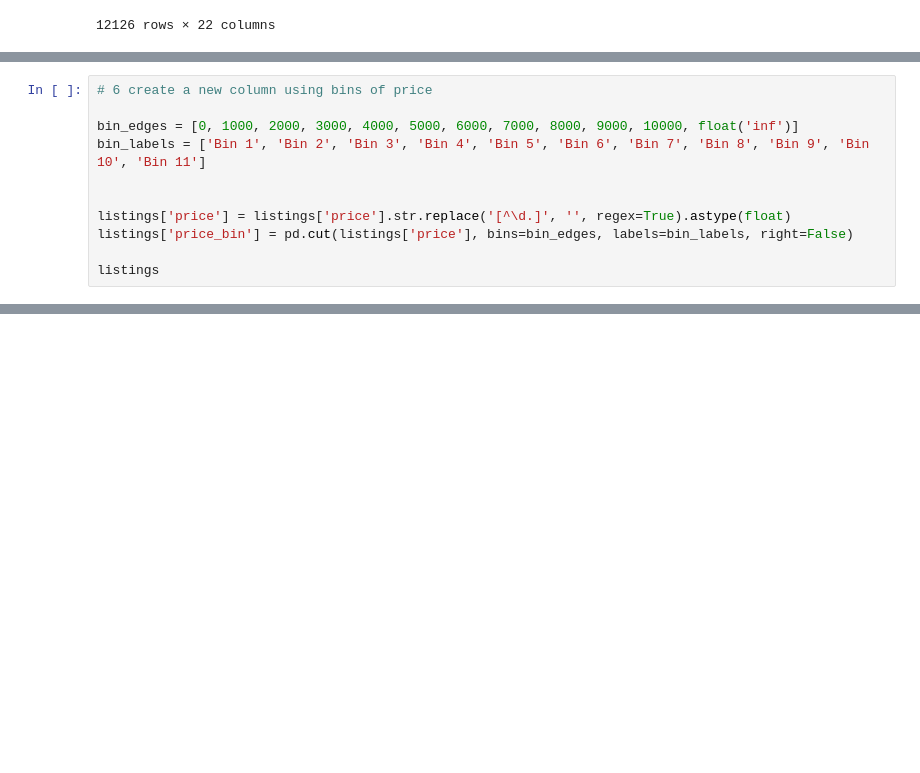
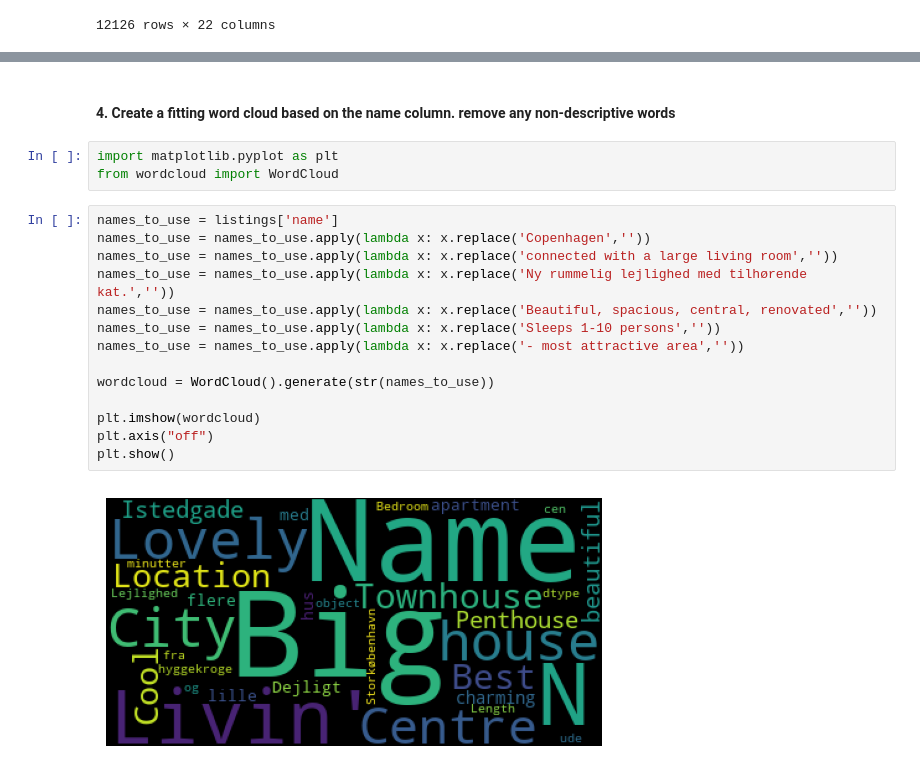
Before and after one commit to gruiagruia/Assignment1-MAL, a Jupyter notebook: MAL-Assignement 1.ipynb, the cells around one changed output, grey strips where cells are left out. Cells and saved outputs as stored; diff of their text form; blank space fills up the shorter version.

```diff
--- a/MAL-Assignement 1.ipynb
+++ b/MAL-Assignement 1.ipynb
@@ -238,11 +153,0 @@ plt.show()
-# %%
-# 6 create a new column using bins of price
-
-bin_edges = [0, 1000, 2000, 3000, 4000, 5000, 6000, 7000, 8000, 9000, 10000, float('inf')]
-bin_labels = ['Bin 1', 'Bin 2', 'Bin 3', 'Bin 4', 'Bin 5', 'Bin 6', 'Bin 7', 'Bin 8', 'Bin 9', 'Bin 10', 'Bin 11']
-
-
-listings['price'] = listings['price'].str.replace('[^\d.]', '', regex=True).astype(float)
-listings['price_bin'] = pd.cut(listings['price'], bins=bin_edges, labels=bin_labels, right=False)
-
-listings
@@ -427,0 +154,21 @@ plt.show()
+# %% [markdown]
+#### 4. Create a fitting word cloud based on the name column. remove any non-descriptive words
+# %%
+import matplotlib.pyplot as plt
+from wordcloud import WordCloud
+# %%
+names_to_use = listings['name']
+names_to_use = names_to_use.apply(lambda x: x.replace('Copenhagen',''))
+names_to_use = names_to_use.apply(lambda x: x.replace('connected with a large living room',''))
+names_to_use = names_to_use.apply(lambda x: x.replace('Ny rummelig lejlighed med tilhørende kat.',''))
+names_to_use = names_to_use.apply(lambda x: x.replace('Beautiful, spacious, central, renovated',''))
+names_to_use = names_to_use.apply(lambda x: x.replace('Sleeps 1-10 persons',''))
+names_to_use = names_to_use.apply(lambda x: x.replace('- most attractive area',''))
+
+wordcloud = WordCloud().generate(str(names_to_use))
+
+plt.imshow(wordcloud)
+plt.axis("off")
+plt.show()
+# %% [output]
+[figure, added]
```
Also changed, not shown: parts of 52 cells of this notebook.
